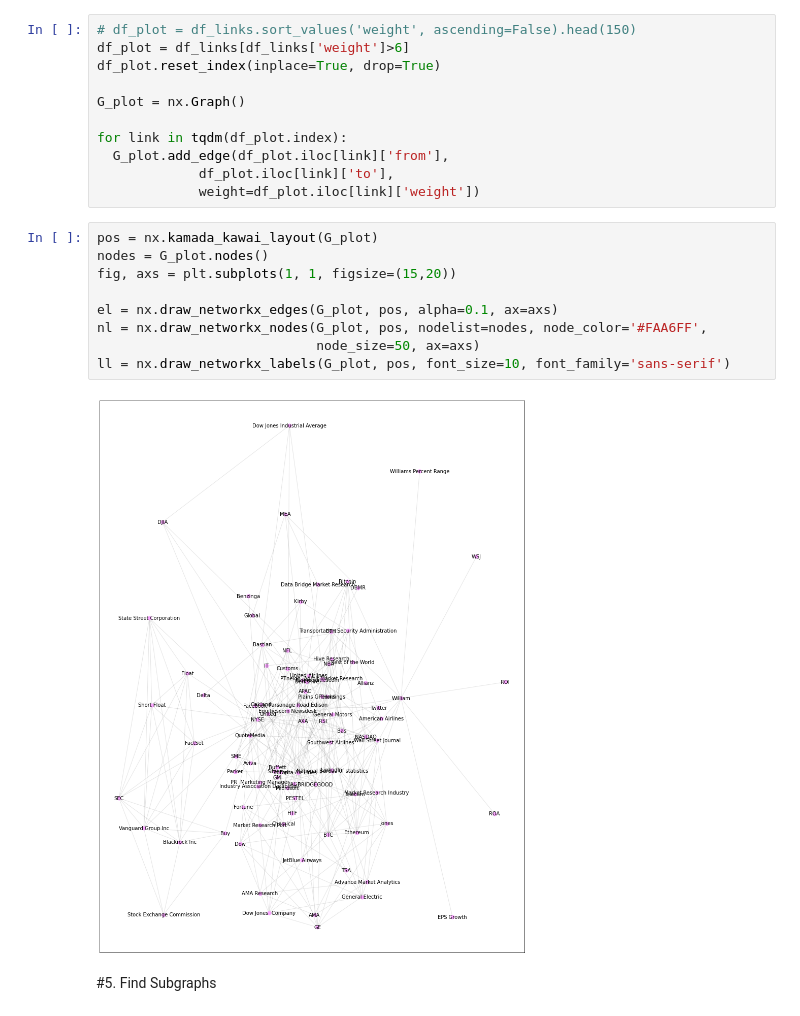
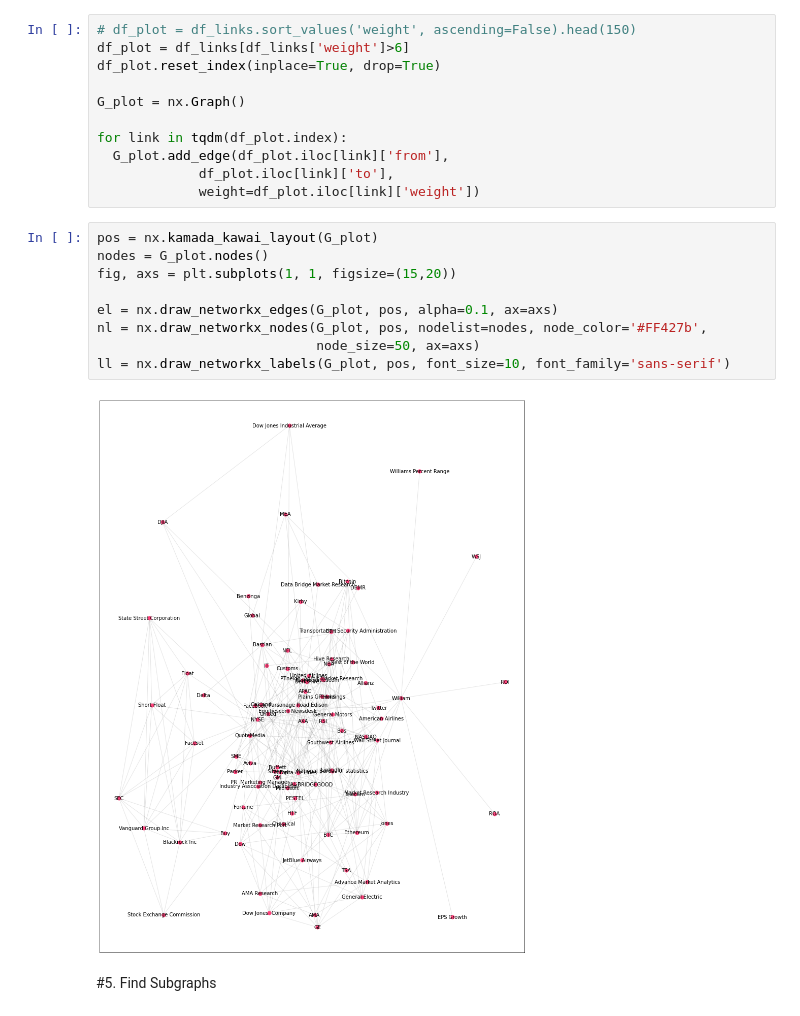
Before and after one commit to jnrkufuor/apollo, a Jupyter notebook: notebooks/Graph.ipynb, the cells around one changed output. Drawn from its saved outputs; the diff is of its cells as text.

```diff
--- a/notebooks/Graph.ipynb
+++ b/notebooks/Graph.ipynb
@@ -78,14 +77,14 @@ for link in tqdm(df_plot.index):
 # %%
 pos = nx.kamada_kawai_layout(G_plot)
 nodes = G_plot.nodes()
 fig, axs = plt.subplots(1, 1, figsize=(15,20))
 
 el = nx.draw_networkx_edges(G_plot, pos, alpha=0.1, ax=axs)
-nl = nx.draw_networkx_nodes(G_plot, pos, nodelist=nodes, node_color='#FAA6FF',
+nl = nx.draw_networkx_nodes(G_plot, pos, nodelist=nodes, node_color='#FF427b',
                             node_size=50, ax=axs)
 ll = nx.draw_networkx_labels(G_plot, pos, font_size=10, font_family='sans-serif')
 # %% [output]
-[figure, old version]
+[figure, new version]
 # %% [markdown]
 #5. Find Subgraphs
 # %% [markdown]
```
Also changed, not shown: parts of 4 cells of this notebook.
